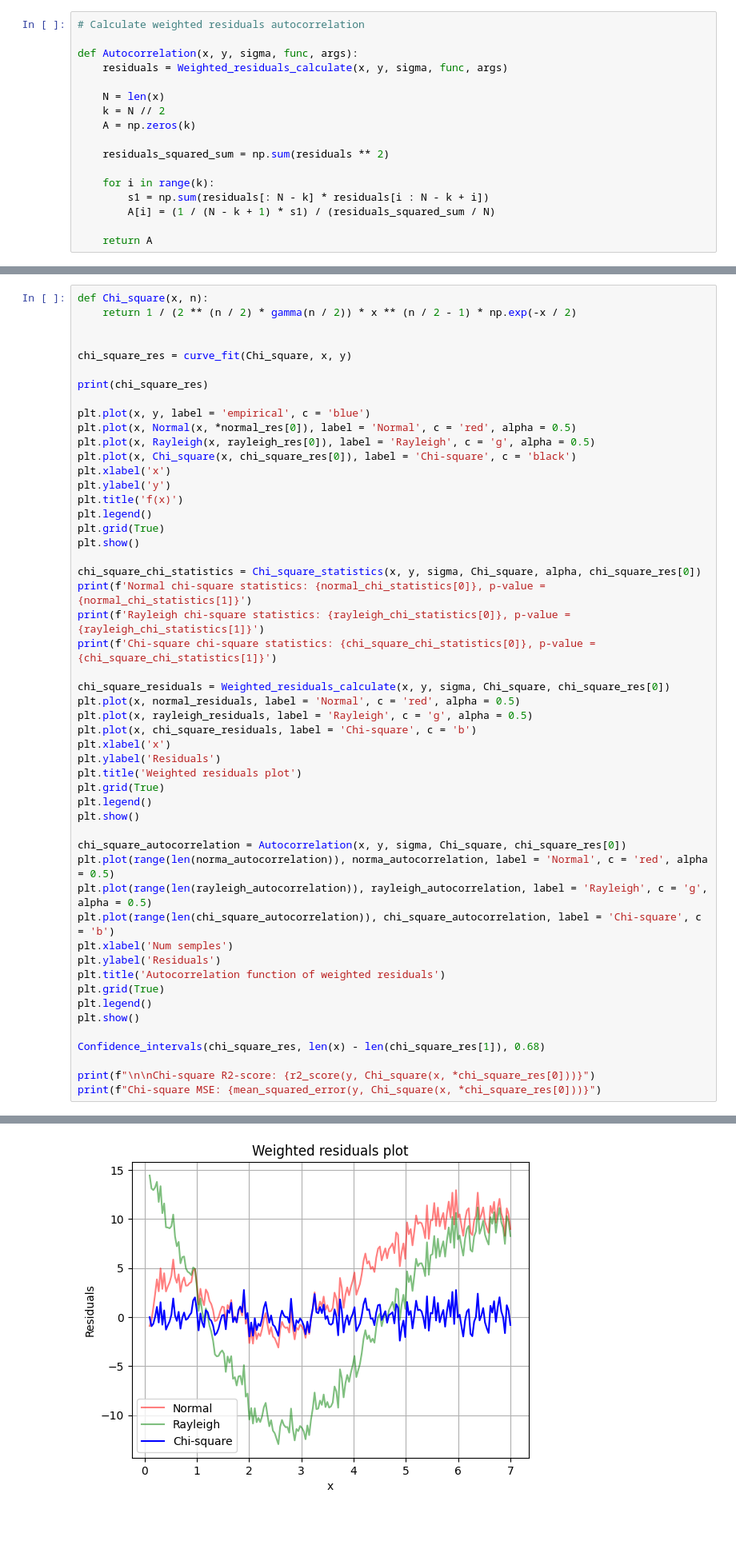
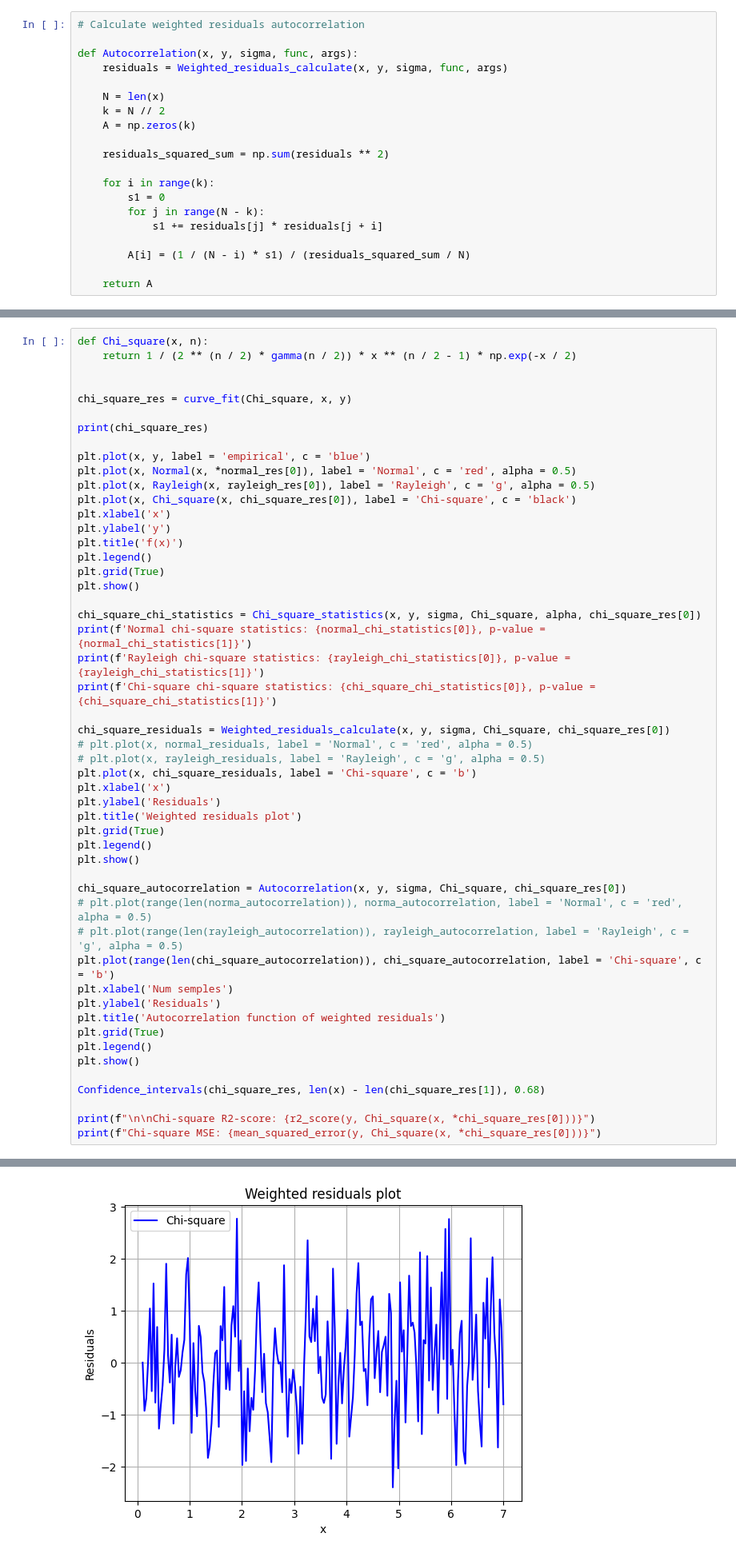
Before and after one commit to InnerShadow/Data-Minig, a Jupyter notebook: Lab2/lab2.ipynb, the cells around one changed output, grey strips where cells are left out. Shown at 80% size. Saved outputs shown, nothing was run; the diff lists cells and outputs as text; blank space fills up the shorter version.

```diff
--- a/Lab2/lab2.ipynb
+++ b/Lab2/lab2.ipynb
@@ -68,8 +68,11 @@ def Autocorrelation(x, y, sigma, func, args):
     residuals_squared_sum = np.sum(residuals ** 2)
 
     for i in range(k):
-        s1 = np.sum(residuals[: N - k] * residuals[i : N - k + i])
-        A[i] = (1 / (N - k + 1) * s1) / (residuals_squared_sum / N)
+        s1 = 0
+        for j in range(N - k):
+            s1 += residuals[j] * residuals[j + i]
+
+        A[i] = (1 / (N - i) * s1) / (residuals_squared_sum / N)
 
     return A
 # %%
@@ -251,36 +242,36 @@ print(f'Rayleigh chi-square statistics: {rayleigh_chi_statistics[0]}, p-value =
 print(f'Chi-square chi-square statistics: {chi_square_chi_statistics[0]}, p-value = {chi_square_chi_statistics[1]}')
 
 chi_square_residuals = Weighted_residuals_calculate(x, y, sigma, Chi_square, chi_square_res[0])
-plt.plot(x, normal_residuals, label = 'Normal', c = 'red', alpha = 0.5)
-plt.plot(x, rayleigh_residuals, label = 'Rayleigh', c = 'g', alpha = 0.5)
+# plt.plot(x, normal_residuals, label = 'Normal', c = 'red', alpha = 0.5)
+# plt.plot(x, rayleigh_residuals, label = 'Rayleigh', c = 'g', alpha = 0.5)
 plt.plot(x, chi_square_residuals, label = 'Chi-square', c = 'b')
 plt.xlabel('x')
 plt.ylabel('Residuals')
 plt.title('Weighted residuals plot')
 plt.grid(True)
 plt.legend()
 plt.show()
 
 chi_square_autocorrelation = Autocorrelation(x, y, sigma, Chi_square, chi_square_res[0])
-plt.plot(range(len(norma_autocorrelation)), norma_autocorrelation, label = 'Normal', c = 'red', alpha = 0.5)
-plt.plot(range(len(rayleigh_autocorrelation)), rayleigh_autocorrelation, label = 'Rayleigh', c = 'g', alpha = 0.5)
+# plt.plot(range(len(norma_autocorrelation)), norma_autocorrelation, label = 'Normal', c = 'red', alpha = 0.5)
+# plt.plot(range(len(rayleigh_autocorrelation)), rayleigh_autocorrelation, label = 'Rayleigh', c = 'g', alpha = 0.5)
 plt.plot(range(len(chi_square_autocorrelation)), chi_square_autocorrelation, label = 'Chi-square', c = 'b')
 plt.xlabel('Num semples')
 plt.ylabel('Residuals')
 plt.title('Autocorrelation function of weighted residuals')
 plt.grid(True)
 plt.legend()
 plt.show()
 
 Confidence_intervals(chi_square_res, len(x) - len(chi_square_res[1]), 0.68)
 
 print(f"\n\nChi-square R2-score: {r2_score(y, Chi_square(x, *chi_square_res[0]))}")
 print(f"Chi-square MSE: {mean_squared_error(y, Chi_square(x, *chi_square_res[0]))}")
 # %% [output]
 (array([2.80297675]), array([[8.39035829e-05]]))
 [figure]
 Accept the null hypothesis: there is no statistically significant evidence against it.
 Normal chi-square statistics: 38.34017887558718, p-value = 0.0
 Rayleigh chi-square statistics: 62.17565792079087, p-value = 0.0
 Chi-square chi-square statistics: 1.1020690698561766, p-value = 0.15420309107777674
-[figure, old version]
+[figure, new version]
```
Also changed, not shown: parts of 5 cells of this notebook.
